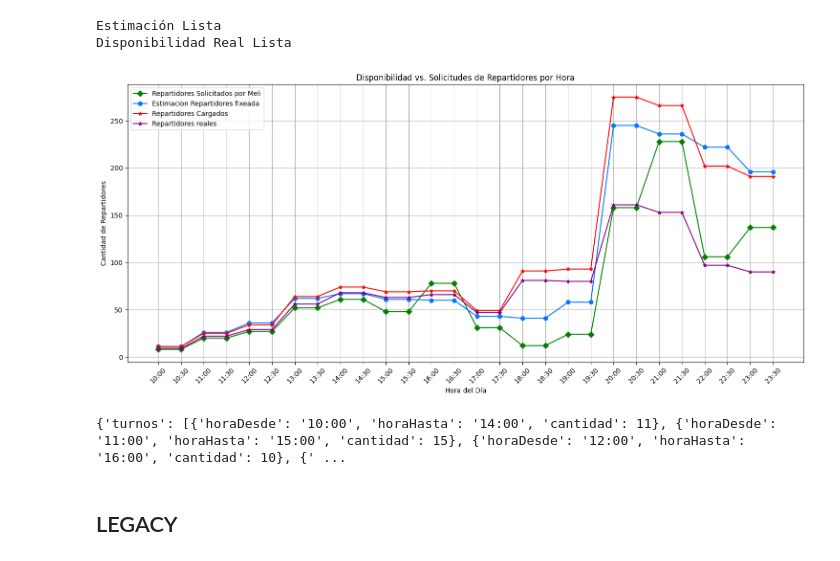
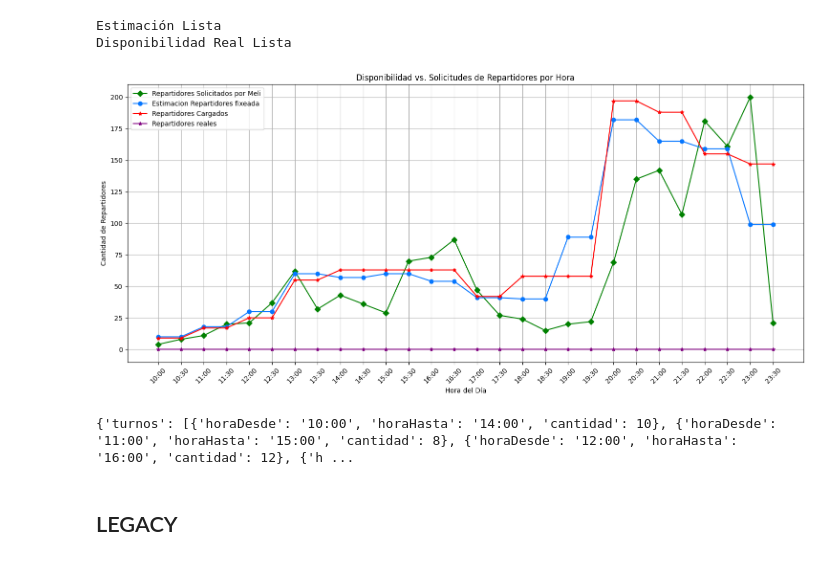
Before and after one commit to gastonmichelotti/EstimadorODS, a Jupyter notebook: TestMeli.ipynb, the cells around one changed output. Drawn from its saved outputs; the diff is of its cells as text; code cells hidden in the pictures.

```diff
--- a/TestMeli.ipynb
+++ b/TestMeli.ipynb
@@ -149,13 +149,13 @@ def revisionMeli(fecha, duracion = 4, aumento = 0, aumentoDemanda = 0, aumentoDe
 
     graficar_resultados(estimacion,reales)
     print( estimacion)
-# %%
-revisionMeli('17/02', 4, 10, 35, 21)
-# %% [output]
-Estimación Lista
-Disponibilidad Real Lista
-[figure, removed]
-{'turnos': [{'horaDesde': '10:00', 'horaHasta': '14:00', 'cantidad': 11}, {'horaDesde': '11:00', 'horaHasta': '15:00', 'cantidad': 15}, {'horaDesde': '12:00', 'horaHasta': '16:00', 'cantidad': 10}, {' ...
+# %%
+revisionMeli('25/02', 4, 5, 25, 24)
+# %% [output]
+Estimación Lista
+Disponibilidad Real Lista
+[figure, added]
+{'turnos': [{'horaDesde': '10:00', 'horaHasta': '14:00', 'cantidad': 10}, {'horaDesde': '11:00', 'horaHasta': '15:00', 'cantidad': 8}, {'horaDesde': '12:00', 'horaHasta': '16:00', 'cantidad': 12}, {'h ...
 # %% [markdown]
 ## LEGACY
 # %%
```
Also changed, not shown: 2 other files.
